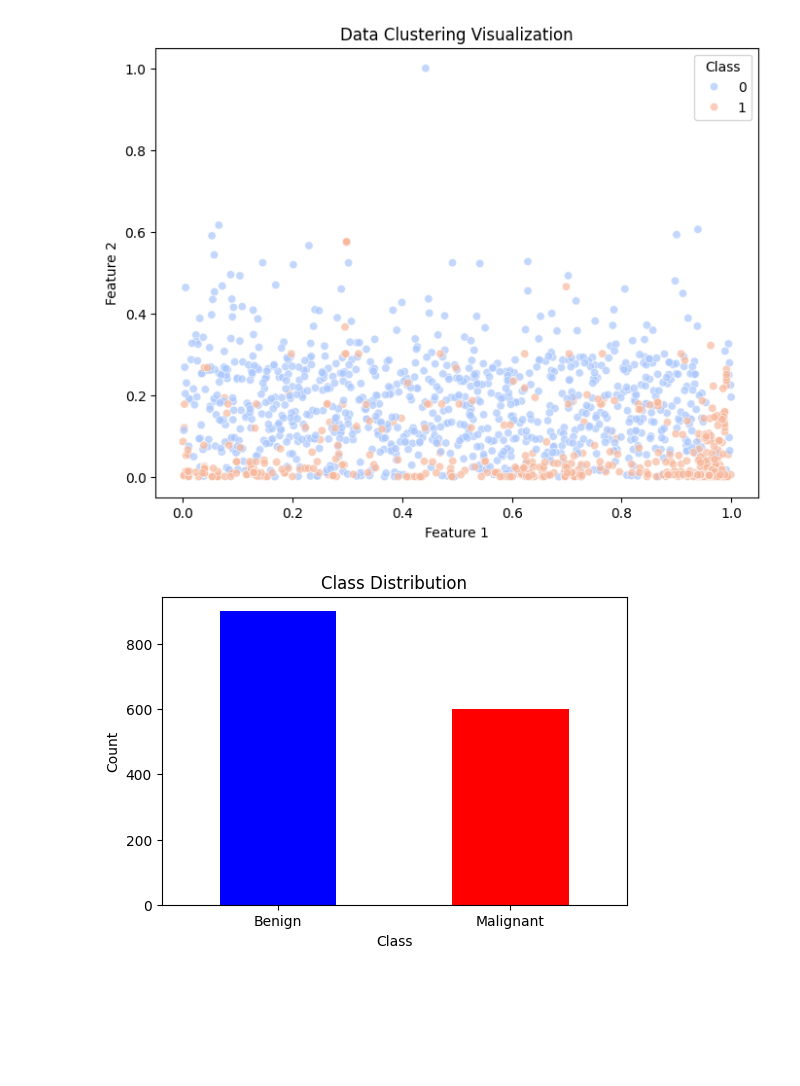
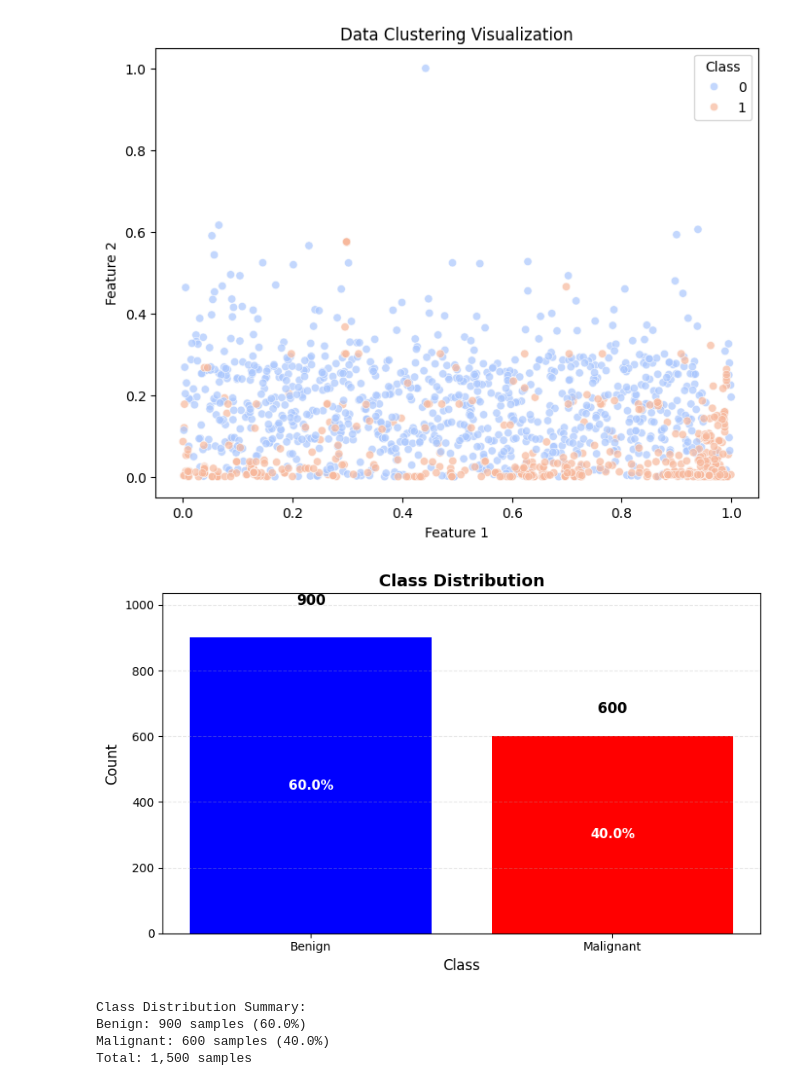
Before and after one commit to gentlsnek/MinorProject, a Jupyter notebook: modelv3.2.ipynb, the cells around one changed output. Saved outputs shown, nothing was run; the diff lists cells and outputs as text; code cells hidden in the pictures; blank space fills up the shorter version.

```diff
--- a/modelv3.2.ipynb
+++ b/modelv3.2.ipynb
@@ -264,14 +264,50 @@ plt.legend(title='Class')
 plt.show()
 # %% [output]
 [figure]
-# %%
-plt.figure(figsize=(6, 4))
-class_counts = pd.Series(y).value_counts()
-class_counts.plot(kind='bar', color=['blue', 'red'])
-plt.xlabel('Class')
-plt.ylabel('Count')
-plt.title('Class Distribution')
-plt.xticks(ticks=[0, 1], labels=['Benign', 'Malignant'], rotation=0)
-plt.show()
-# %% [output]
-[figure, removed]
+# %%
+plt.figure(figsize=(8, 5))
+class_counts = pd.Series(y).value_counts()
+
+# Create bar plot
+bars = plt.bar(class_counts.index, class_counts.values, color=['blue', 'red'])
+
+# Add count labels on top of each bar
+for bar in bars:
+    height = bar.get_height()
+    plt.text(bar.get_x() + bar.get_width()/2., height + 0.1*height,
+             f'{int(height):,}',  # Format with comma for thousands
+             ha='center', va='bottom', fontsize=12, fontweight='bold')
+
+# Set labels and title
+plt.xlabel('Class', fontsize=12)
+plt.ylabel('Count', fontsize=12)
+plt.title('Class Distribution', fontsize=14, fontweight='bold')
+plt.xticks(ticks=[0, 1], labels=['Benign', 'Malignant'], rotation=0)
+
+# Ensure there's enough room for the labels
+plt.ylim(0, max(class_counts.values) * 1.15)  # Add 15% padding at the top
+
+# Add percentage labels inside bars
+total = class_counts.sum()
+for i, bar in enumerate(bars):
+    percentage = (class_counts.values[i] / total) * 100
+    plt.text(bar.get_x() + bar.get_width()/2., bar.get_height()/2,
+             f'{percentage:.1f}%',
+             ha='center', va='center', fontsize=11,
+             color='white', fontweight='bold')
+
+plt.tight_layout()
+plt.grid(axis='y', linestyle='--', alpha=0.3)
+plt.show()
+
+# Print summary statistics
+print("\nClass Distribution Summary:")
+print(f"Benign: {class_counts.get(0, 0):,} samples ({class_counts.get(0, 0)/total*100:.1f}%)")
+print(f"Malignant: {class_counts.get(1, 0):,} samples ({class_counts.get(1, 0)/total*100:.1f}%)")
+print(f"Total: {total:,} samples")
+# %% [output]
+[figure, added]
+Class Distribution Summary:
+Benign: 900 samples (60.0%)
+Malignant: 600 samples (40.0%)
+Total: 1,500 samples
```
Also changed, not shown: parts of 4 cells of this notebook, 3 other files.
